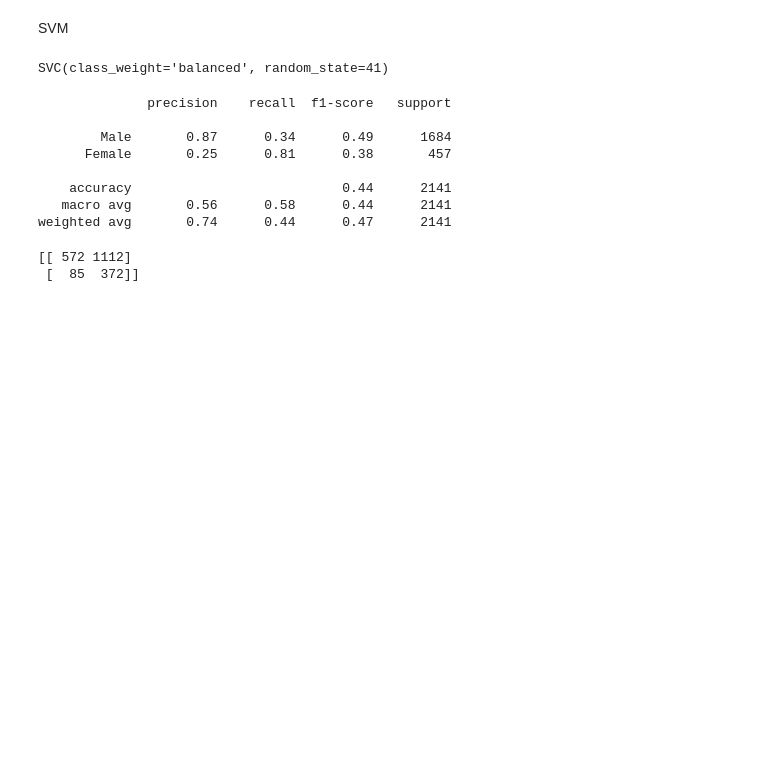
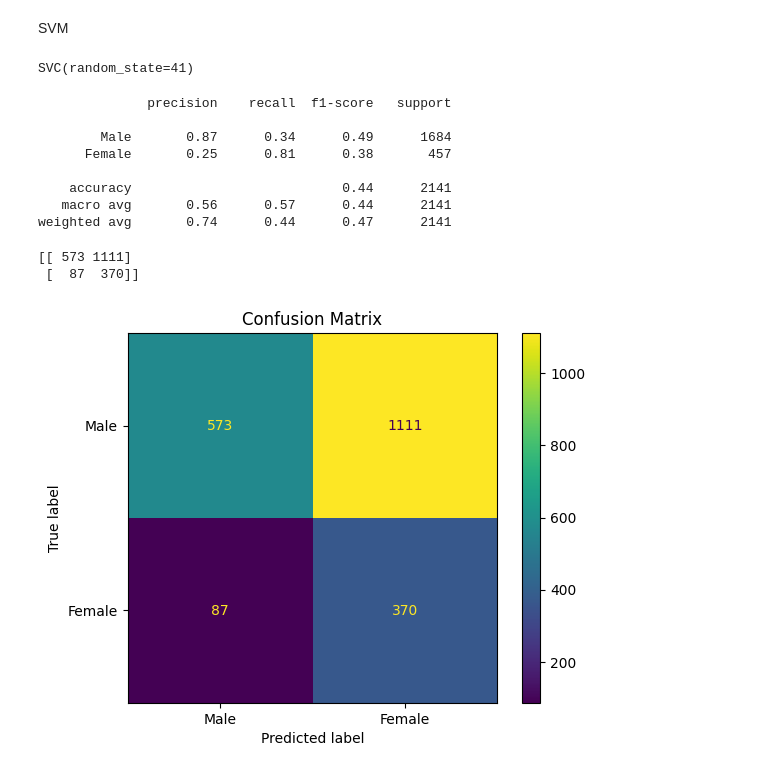
Before and after one commit to marcoyap41/speech-gender-classification, a Jupyter notebook: main.ipynb, the cells around one changed output. Drawn from its saved outputs; the diff is of its cells as text; code cells hidden in the pictures; blank space fills up the shorter version.

Commit message:
Added ConfusionMatrixDisplay

```diff
--- a/main.ipynb
+++ b/main.ipynb
@@ -386,13 +386,12 @@ SVM
 # %%
 svm = SVC(
     kernel='rbf',
-    class_weight="balanced",
     random_state=41
 )
 
 svm.fit(X_train_scaled, y_train)
 # %% [output]
-SVC(class_weight='balanced', random_state=41)
+SVC(random_state=41)
 # %%
 y_pred = svm.predict(X_test_scaled)
 # %%
@@ -404,11 +403,23 @@ print(classification_report(y_test, y_pred, target_names=["Male", "Female"]))
       Female       0.25      0.81      0.38       457
 
     accuracy                           0.44      2141
-   macro avg       0.56      0.58      0.44      2141
+   macro avg       0.56      0.57      0.44      2141
 weighted avg       0.74      0.44      0.47      2141
 # %%
 cm = confusion_matrix(y_test, y_pred)
 print(cm)
 # %% [output]
-[[ 572 1112]
- [  85  372]]
+[[ 573 1111]
+ [  87  370]]
+# %%
+disp = ConfusionMatrixDisplay(
+    confusion_matrix=cm,
+    display_labels=["Male", "Female"]
+)
+
+disp.plot()
+
+plt.title("Confusion Matrix")
+plt.show()
+# %% [output]
+[figure, added]
```
Also changed, not shown: parts of 1 cell of this notebook.
